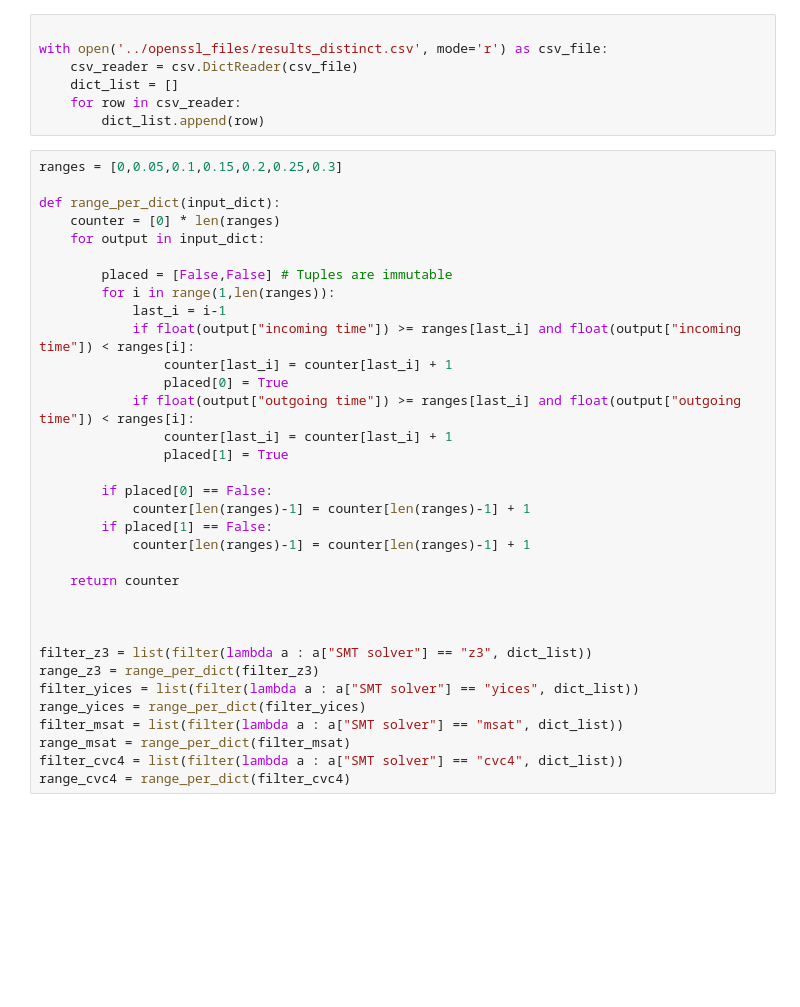
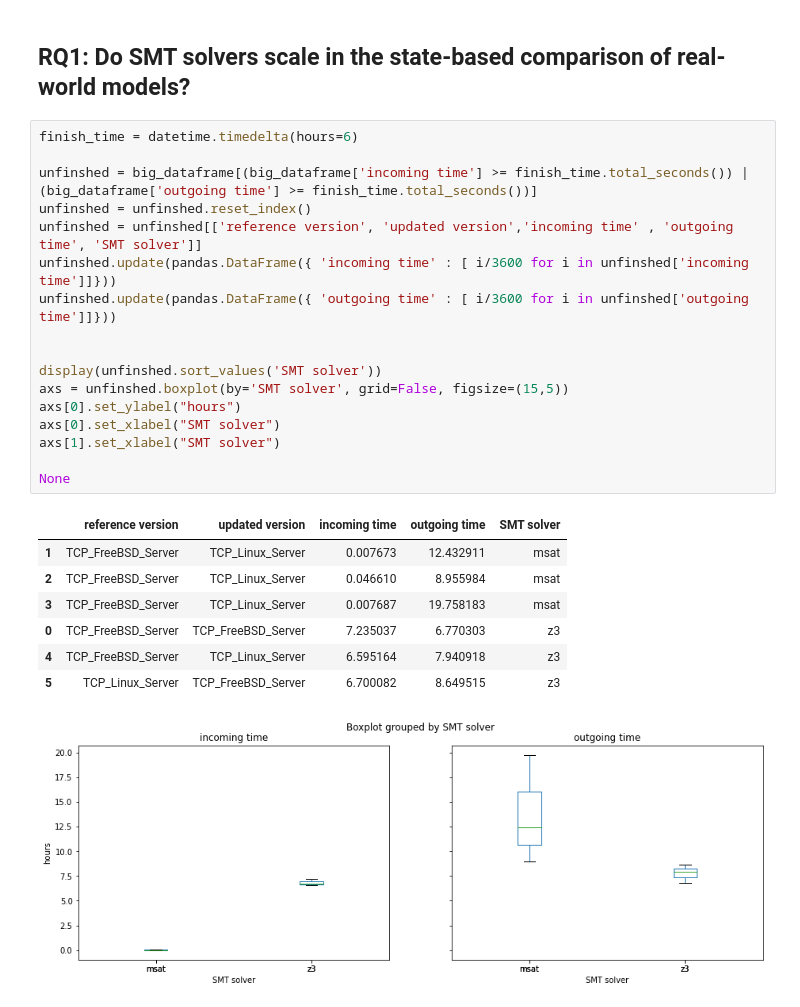
Before and after one commit to GianniM123/ResearchInternship, a Jupyter notebook: statistics/statistics.ipynb, the cells around one changed output. Drawn from its saved outputs; the diff is of its cells as text; blank space fills up the shorter version.

```diff
--- a/statistics/statistics.ipynb
+++ b/statistics/statistics.ipynb
@@ -10,41 +16,28 @@ from matplotlib.pyplot import figure
+# %% [markdown]
+## RQ1: Do SMT solvers scale in the state-based comparison of real-world models?
 # %%
+finish_time = datetime.timedelta(hours=6)
 
-with open('../openssl_files/results_distinct.csv', mode='r') as csv_file:
-    csv_reader = csv.DictReader(csv_file)
-    dict_list = []
-    for row in csv_reader:
-        dict_list.append(row)
+unfinshed = big_dataframe[(big_dataframe['incoming time'] >= finish_time.total_seconds()) | (big_dataframe['outgoing time'] >= finish_time.total_seconds())]
+unfinshed = unfinshed.reset_index()
+unfinshed = unfinshed[['reference version', 'updated version','incoming time' , 'outgoing time', 'SMT solver']]
+unfinshed.update(pandas.DataFrame({ 'incoming time' : [ i/3600 for i in unfinshed['incoming time']]}))
+unfinshed.update(pandas.DataFrame({ 'outgoing time' : [ i/3600 for i in unfinshed['outgoing time']]}))
+
+
+display(unfinshed.sort_values('SMT solver'))
+axs = unfinshed.boxplot(by='SMT solver', grid=False, figsize=(15,5))
+axs[0].set_ylabel("hours")
+axs[0].set_xlabel("SMT solver")
+axs[1].set_xlabel("SMT solver")
+
+None
+# %% [output]
+|  | reference version | updated version | incoming time | outgoing time | SMT solver |
+| 1 | TCP_FreeBSD_Server | TCP_Linux_Server | 0.007673 | 12.432911 | msat |
+| 2 | TCP_FreeBSD_Server | TCP_Linux_Server | 0.046610 | 8.955984 | msat |
+| 3 | TCP_FreeBSD_Server | TCP_Linux_Server | 0.007687 | 19.758183 | msat |
+| 0 | TCP_FreeBSD_Server | TCP_FreeBSD_Server | 7.235037 | 6.770303 | z3 |
+| 4 | TCP_FreeBSD_Server | TCP_Linux_Server | 6.595164 | 7.940918 | z3 |
+| 5 | TCP_Linux_Server | TCP_FreeBSD_Server | 6.700082 | 8.649515 | z3 |
+[figure, added]
-# %%
-ranges = [0,0.05,0.1,0.15,0.2,0.25,0.3]
-
-def range_per_dict(input_dict):
-    counter = [0] * len(ranges)
-    for output in input_dict:
-
-        placed = [False,False] # Tuples are immutable
-        for i in range(1,len(ranges)):
-            last_i = i-1
-            if float(output["incoming time"]) >= ranges[last_i] and float(output["incoming time"]) < ranges[i]:
-                counter[last_i] = counter[last_i] + 1
-                placed[0] = True
-            if float(output["outgoing time"]) >= ranges[last_i] and float(output["outgoing time"]) < ranges[i]:
-                counter[last_i] = counter[last_i] + 1
-                placed[1] = True
-
-        if placed[0] == False:
-            counter[len(ranges)-1] = counter[len(ranges)-1] + 1
-        if placed[1] == False:
-            counter[len(ranges)-1] = counter[len(ranges)-1] + 1
-
-    return counter
-
-
-
-filter_z3 = list(filter(lambda a : a["SMT solver"] == "z3", dict_list))
-range_z3 = range_per_dict(filter_z3)
-filter_yices = list(filter(lambda a : a["SMT solver"] == "yices", dict_list))
-range_yices = range_per_dict(filter_yices)
-filter_msat = list(filter(lambda a : a["SMT solver"] == "msat", dict_list))
-range_msat = range_per_dict(filter_msat)
-filter_cvc4 = list(filter(lambda a : a["SMT solver"] == "cvc4", dict_list))
-range_cvc4 = range_per_dict(filter_cvc4)
```
Also changed, not shown: parts of 12 cells of this notebook, 3 other files.
